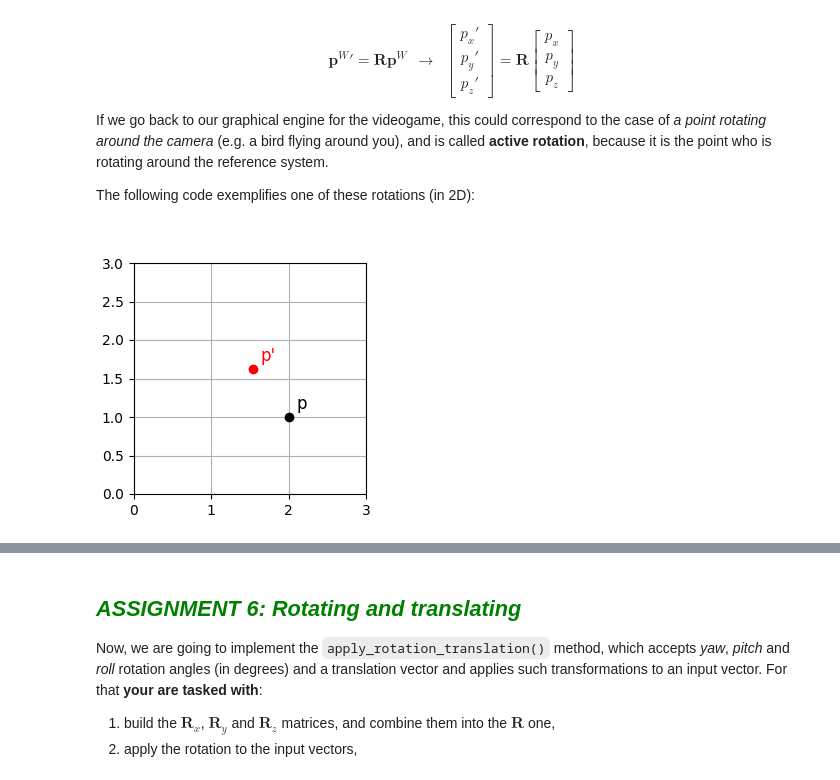
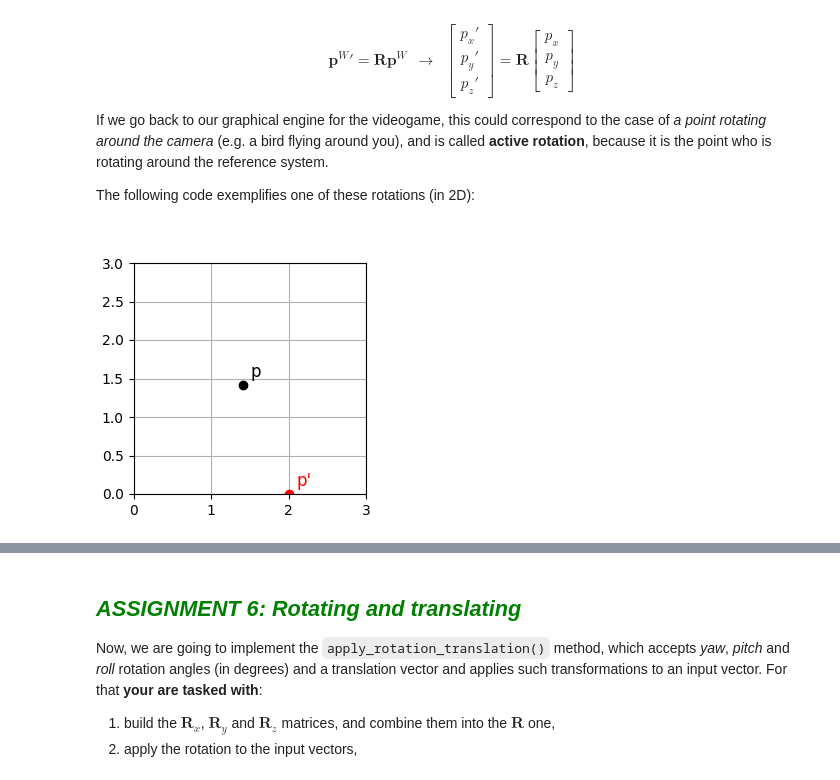
Before and after one commit to Panvalkon/uma_cv_2023, a Jupyter notebook: Chapter 08. Image Formation/8.1 Mathematical tools. Euclidean transformations in 3D.ipynb, the cells around one changed output, grey strips where cells are left out. Drawn from its saved outputs; the diff is of its cells as text; code cells hidden in the pictures.

```diff
--- a/Chapter 08. Image Formation/8.1 Mathematical tools. Euclidean transformations in 3D.ipynb
+++ b/Chapter 08. Image Formation/8.1 Mathematical tools. Euclidean transformations in 3D.ipynb
@@ -637,24 +642,24 @@ If we go back to our graphical engine for the videogame, this could correspond t
 
 The following code exemplifies one of these rotations (in 2D):
 # %%
-p = np.array([2, 1]).T; # defines the point
+p = np.array([np.sqrt(2), np.sqrt(2)]).T; # defines the point
 
-alpha = radians(20) # 20 degrees
+alpha = radians(-45) # 20 degrees
 R = np.array([[cos(alpha),-sin(alpha)],[sin(alpha),cos(alpha)]]) # Defines the rotation matrix
 
 p_prima = R @ p # Applies the rotation
 
 # Show the results!
 fig = plt.figure(figsize=(3, 3))
 plt.plot(p[0],p[1],'ko')
 plt.xlim([0, 3])
 plt.ylim([0, 3])
 plt.plot(p_prima[0],p_prima[1],'ro')
 plt.grid()
 plt.text(p[0]+0.1, p[1]+0.1, "p", fontsize=12)
 plt.text(p_prima[0]+0.1, p_prima[1]+0.1, "p'", fontsize=12,color="red");
 # %% [output]
-[figure, old version]
+[figure, new version]
 # %% [markdown]
 But we can use the rotation matrix not only to rotate points but also to **express rotations between different reference systems**. Imagine now that we have two coordinate systems: a global one, which we will call `WORLD` and a local one, which we will denote by `CAMERA`. And, not only that, the `CAMERA` reference system is rotated w.r.t. the `WORLD` according to a certain rotation matrix $\mathbf{R}^W_C$. *Note: The subscript and superscript in the notation of the $\mathbf{R}^W_C$ matrix indicates that it must be understood as the rotation of the `CAMERA` reference frame as seen from the `WORLD` one*.
 
```
Also changed, not shown: parts of 4 cells of this notebook, 2 other files.
